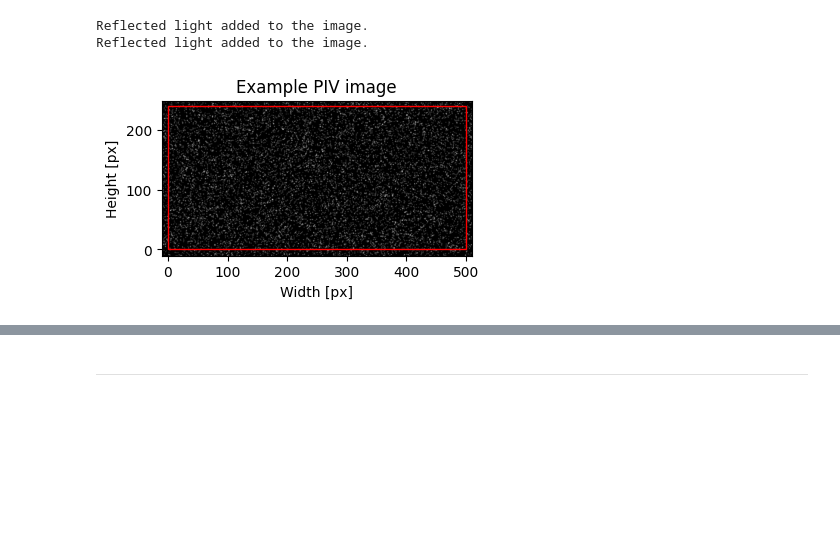
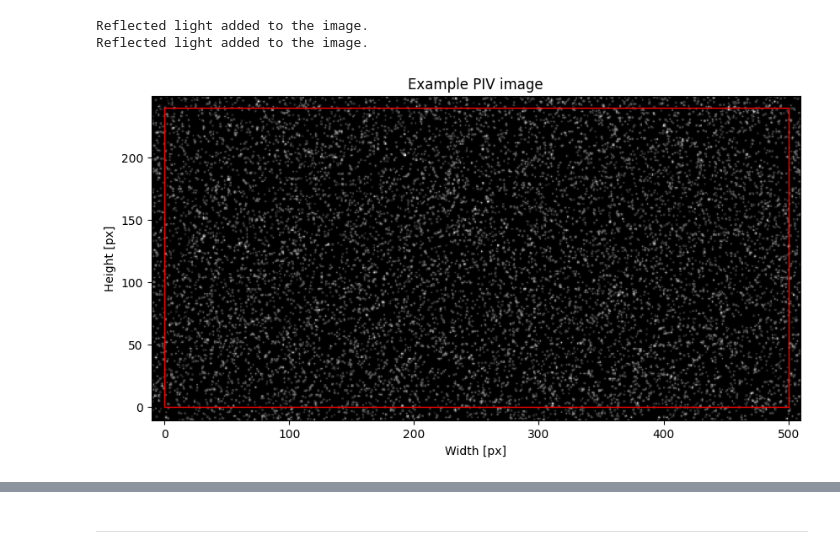
Before and after one commit to kamilazdybal/pykitPIV, a Jupyter notebook: jupyter-notebooks/debugging.ipynb, the cells around one changed output, grey strips where cells are left out. Drawn from its saved outputs; the diff is of its cells as text; code cells hidden in the pictures; blank space fills up the shorter version.

```diff
--- a/jupyter-notebooks/debugging.ipynb
+++ b/jupyter-notebooks/debugging.ipynb
@@ -18,6 +18,8 @@ n_images = 1
 image_size = (240,500)
 # %%
 size_buffer = 10
+# %%
+figsize = (10,5)
 # %% [markdown]
 ***
 
@@ -197,15 +199,15 @@ Reflected light added to the image.
 # %%
 image.plot(0,
            instance=1,
            with_buffer=True,
            xlabel='Width [px]',
            ylabel='Height [px]',
            title='Example PIV image',
            cmap='Greys_r',
-           figsize=(4,4),
+           figsize=figsize,
            filename='example-image-I1.png');
 # %% [output]
-[figure, old version]
+[figure, new version]
 # %%
 image.plot(0,
            instance=2,
```
Also changed, not shown: parts of 9 cells of this notebook, 2 other files.
